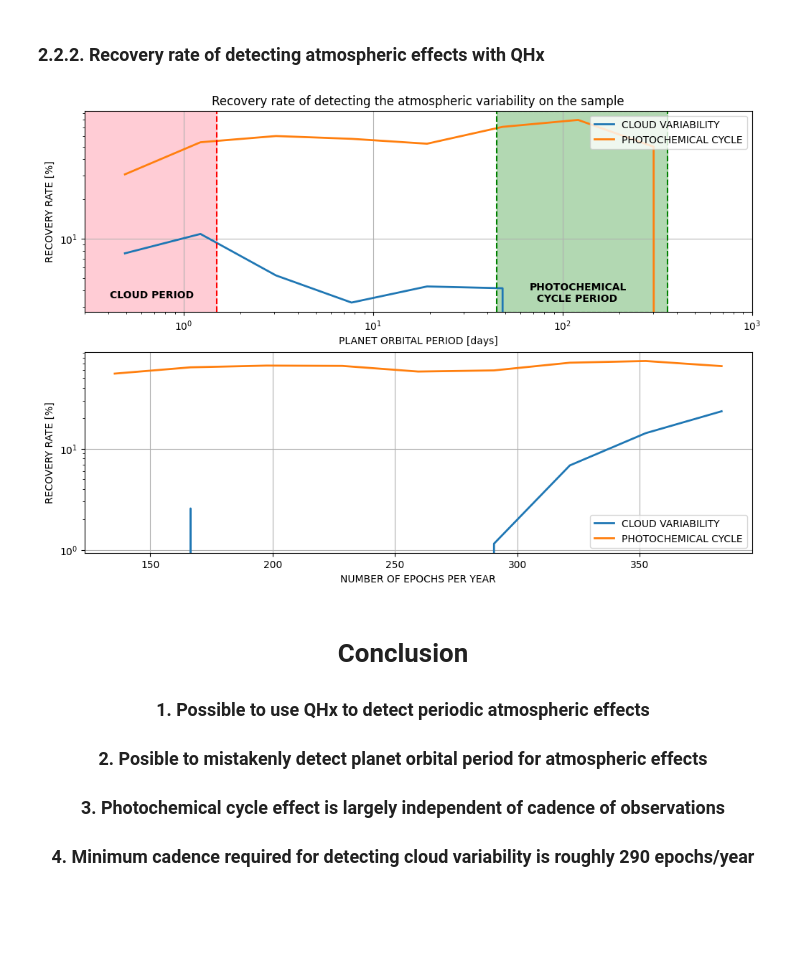
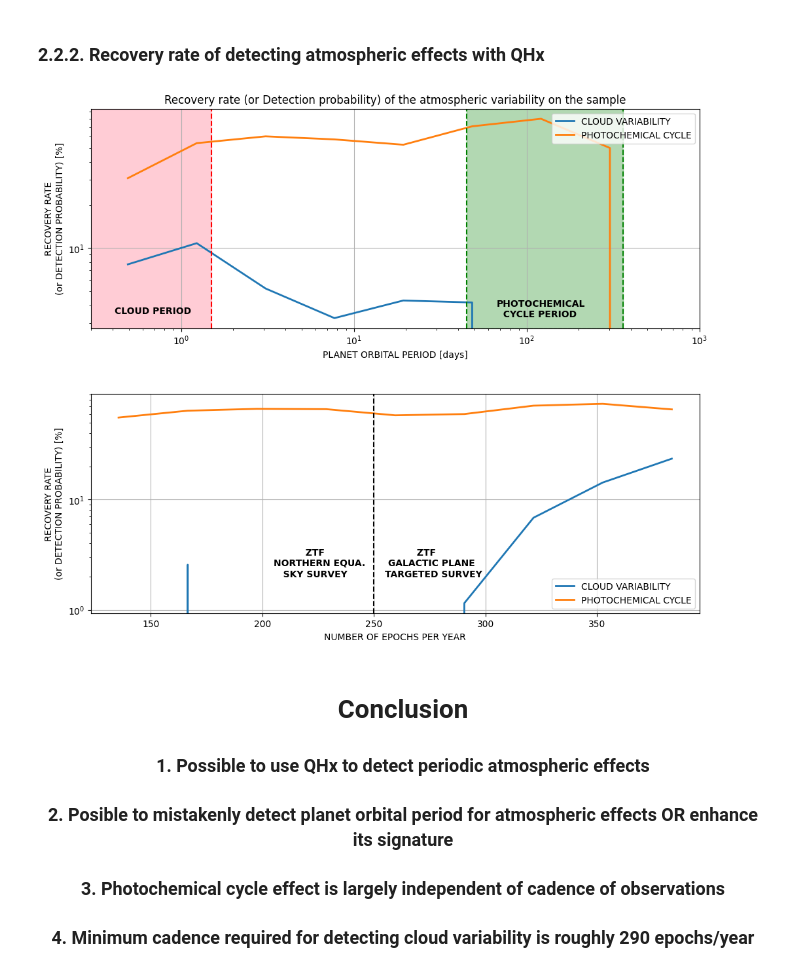
Before and after one commit to thangvictory/Computational_Astrobiology_Tutorial, a Jupyter notebook: Astrobiology_PROJECT.ipynb, the cells around one changed output. Cells and saved outputs as stored; diff of their text form; code cells hidden in the pictures; blank space fills up the shorter version.

```diff
--- a/Astrobiology_PROJECT.ipynb
+++ b/Astrobiology_PROJECT.ipynb
@@ -313,10 +314,10 @@ for i in rand_index:
     PERIOD_sample.append(planet_i.period)
 
 # Get the period of the planets of the whole PyLightCurve sample
-PERIOD_whole_data = []
-for i in range(num_planets):
-    planet_i = plc.get_planet(all_planets[i])
-    PERIOD_whole_data.append(planet_i.period)
+# PERIOD_whole_data = []
+# for i in range(num_planets):
+#     planet_i = plc.get_planet(all_planets[i])
+#     PERIOD_whole_data.append(planet_i.period)
 # %%
 def histo(dat, bins):
     hist, bin_edges = np.histogram(dat,bins=bins)
@@ -464,42 +468,45 @@ bin_centars_epochs, RECOVERY_RATE_EPOCHS_PHOTOCHEM = RECOVERY_RATE(NUM_EPOCHS_PH
                                                                    NUM_EPOCHS_SAMPLE,
                                                                    bins_epochs)
 # %%
-plt.figure(figsize=(12,8))
+plt.figure(figsize=(12,10))
 plt.subplot(2,1,1)
-plt.title('Recovery rate of detecting the atmospheric variability on the sample')
+plt.title('Recovery rate (or Detection probability) of the atmospheric variability on the sample')
 plt.plot(bin_centars_period, RECOVERY_RATE_PERIOD_CLOUD, label = 'CLOUD VARIABILITY', linewidth=2)
 plt.plot(bin_centars_period, RECOVERY_RATE_PERIOD_PHOTOCHEM, label = 'PHOTOCHEMICAL CYCLE', linewidth=2)
 plt.legend(loc='upper right')
 plt.xscale('log')
 plt.yscale('log')
 plt.xlabel('PLANET ORBITAL PERIOD [days]')
-plt.ylabel('RECOVERY RATE [%]')
+plt.ylabel('RECOVERY RATE\n(or DETECTION PROBABILITY) [%]')
 plt.axvline(x=1/24,linestyle='dashed',color='red')
 plt.axvline(x=36/24,linestyle='dashed',color='red')
 plt.axvline(x=1.5*30,linestyle='dashed',color='green')
 plt.axvline(x=12*30,linestyle='dashed',color='green')
 plt.axvspan(1/24,36/24, color='pink',alpha=0.8,linestyle='dashed')
 plt.axvspan(1.5*30,12*30, color='green',alpha=0.3,linestyle='dashed')
 plt.annotate('CLOUD PERIOD',(0.41,3.5),fontweight='bold')
 plt.annotate('PHOTOCHEMICAL\n  CYCLE PERIOD',(67,3.3),fontweight='bold')
 plt.grid()
 plt.xlim([3e-1,1000])
 
 plt.subplot(2,1,2)
 plt.plot(bin_centars_epochs, RECOVERY_RATE_EPOCHS_CLOUD, label = 'CLOUD VARIABILITY', linewidth=2)
 plt.plot(bin_centars_epochs, RECOVERY_RATE_EPOCHS_PHOTOCHEM, label = 'PHOTOCHEMICAL CYCLE', linewidth=2)
+plt.axvline(x=250, linestyle='dashed',color='black')
 plt.legend()
 plt.grid()
 plt.xlabel('NUMBER OF EPOCHS PER YEAR')
-plt.ylabel('RECOVERY RATE [%]')
+plt.ylabel('RECOVERY RATE\n(or DETECTION PROBABILITY) [%]')
 plt.yscale('log')
-
+plt.annotate('          ZTF\nNORTHERN EQUA.\n   SKY SURVEY',(205,2),fontweight='bold')
+plt.annotate('          ZTF\n GALACTIC PLANE\nTARGETED SURVEY',(255,2),fontweight='bold')
+plt.subplots_adjust(hspace=0.3)
 plt.show()
 # %% [output]
-[figure, old version]
+[figure, new version]
 # %% [markdown]
 # <center>Conclusion</center>
 ### <center>1. Possible to use QHx to detect periodic atmospheric effects</center>
-### <center>2. Posible to mistakenly detect planet orbital period for atmospheric effects</center>
+### <center>2. Posible to mistakenly detect planet orbital period for atmospheric effects OR enhance its signature</center>
 ### <center>3. Photochemical cycle effect is largely independent of cadence of observations</center>
 ### <center>4. Minimum cadence required for detecting cloud variability is roughly 290 epochs/year</center>
```
Also changed, not shown: parts of 5 cells of this notebook.
